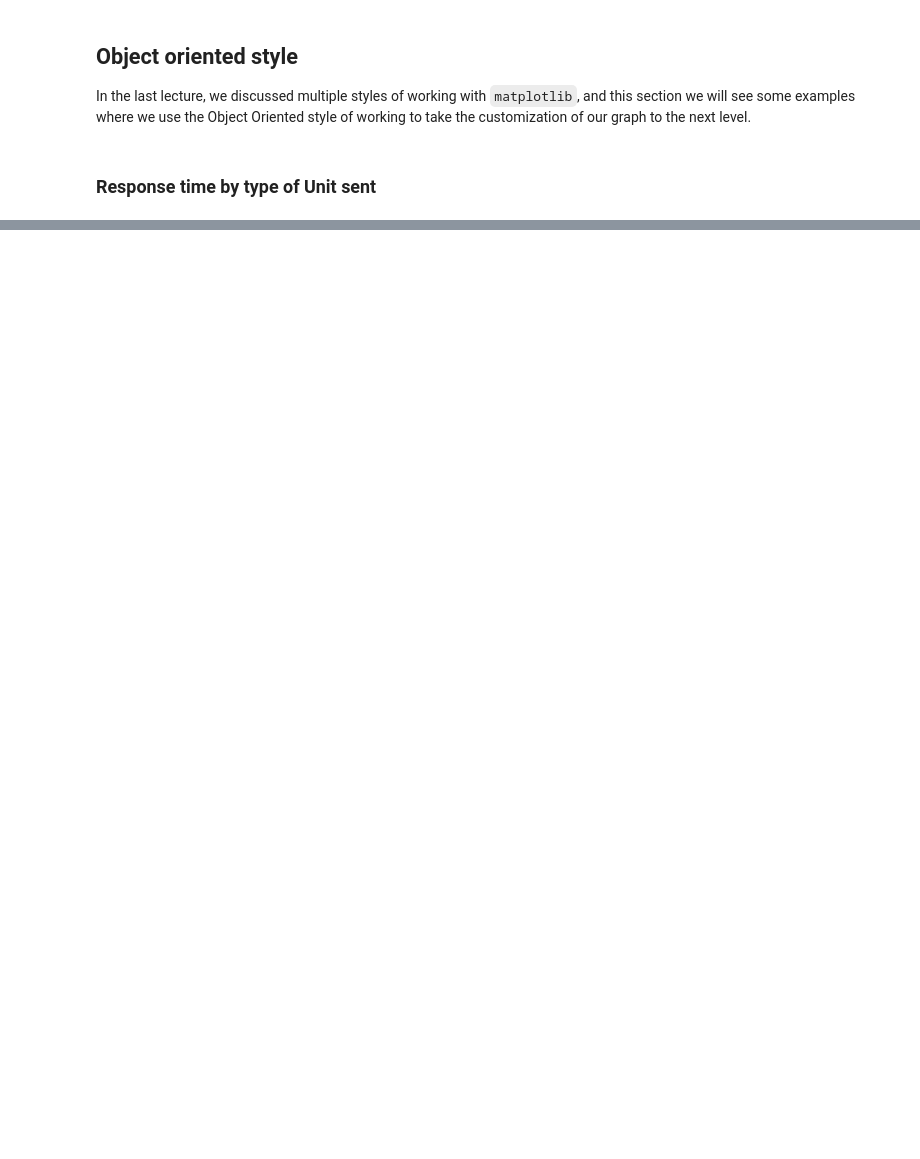
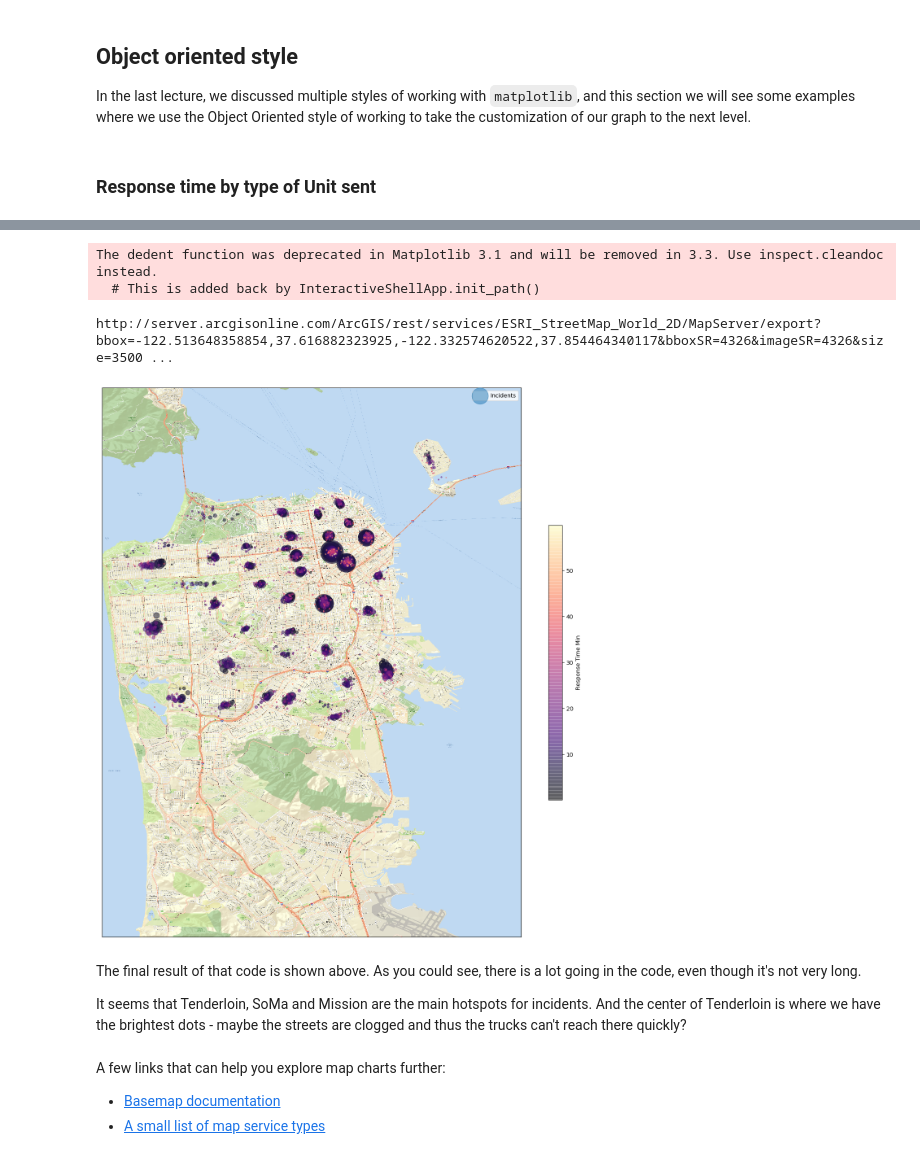
Before and after one commit to amangup/data-analysis-bootcamp, a Jupyter notebook: 11-Matplotlib2/matplotlib2.ipynb, the cells around one changed output, grey strips where cells are left out. Saved outputs shown, nothing was run; the diff lists cells and outputs as text; code cells hidden in the pictures; blank space fills up the shorter version.

```diff
--- a/11-Matplotlib2/matplotlib2.ipynb
+++ b/11-Matplotlib2/matplotlib2.ipynb
@@ -244,0 +264,8 @@ plt.show()
+# %%
+# We group by neighborhood and response time, and average the latitude and longitude in that group.
+# This will likely have the effect of drawing the dots in the center of the region, in each neighborhood
+# where incidents happen.
+df_location = df_clean.groupby(['Neighborhooods - Analysis Boundaries', 'response_time_int']).agg(
+    {'latitude': 'mean', 'longitude': 'mean', 'response_time_min':'mean', 'Incident Number':'count'})
+df_location.reset_index(inplace=True)
+df_location.head(10)
@@ -244,0 +304,6 @@ plt.show()
+# %%
+# We are boundary of the mapped area in which incidents occur.
+top_lat = df['latitude'].max()
+bottom_lat = df['latitude'].min()
+left_lon = df['longitude'].min()
+right_lon = df['longitude'].max()
@@ -244,0 +334,55 @@ plt.show()
+# %%
+fig = plt.figure(figsize=[15,15], dpi=100)
+ax = fig.add_axes([0.1,0.1,0.9,0.9])
+
+# Basemap is a class which binds a map to a matplotlib axes
+# - The param projection defines the type of projection we use. 'cyl' produces the cylindrical projection
+# - The param resolution defines the resolution of the map. 'i' stands for intermediate resolution
+# - the next four params define the boundaries of the map
+# - The param ax uses the axes object we created.
+m = Basemap(projection='cyl', resolution='i',
+            llcrnrlon=left_lon, llcrnrlat=bottom_lat, urcrnrlon=right_lon, urcrnrlat=top_lat,
+            ax=ax)
+
+# To get the actual map data for this region, we need to connect to an external server.
+# There are many kinds of maps that we can get, and we have chosen one of them here which
+# displays a street map of the area.
+maps_service = 'ESRI_StreetMap_World_2D'
+m.arcgisimage(service=maps_service, xpixels=3500, dpi=500, verbose=True)
+
+# This step is what maps the actual latitude and longitude to the projected values for the 2-D map
+# Note that the Basemap object is callable, and takes series of longitude and latitude, respectively as argument
+df_location['proj_lon'], df_location['proj_lat'] = m(df_location['longitude'], df_location['latitude'])
+
+# cmap stands for color map.
+# It is essentially a mapping which maps a numerical value to a color
+# There are many cmaps included in the matplotlib library.
+cmap = plt.cm.get_cmap('magma')
+
+# The dot map is created using the 'scatter()' method.
+# As you can see, we are using the projected values for latitude and longitude.
+# It also accepts the argument 'cmap' for the color range of dots.
+sc = ax.scatter(x='proj_lon', y='proj_lat',
+    s='Incident Number', label="Incidents",
+    c="response_time_min", cmap=cmap, data=df_location, alpha=0.5)
+
+# This adds a colorbar to explain what the color means
+cbar = plt.colorbar(sc, shrink = 0.50)
+cbar.set_label('Response Time Min')
+
+plt.legend()
+plt.show()
+# %% [output]
+The dedent function was deprecated in Matplotlib 3.1 and will be removed in 3.3. Use inspect.cleandoc instead.
+  # This is added back by InteractiveShellApp.init_path()
+http://server.arcgisonline.com/ArcGIS/rest/services/ESRI_StreetMap_World_2D/MapServer/export?bbox=-122.513648358854,37.616882323925,-122.332574620522,37.854464340117&bboxSR=4326&imageSR=4326&size=3500 ...
+[figure, added]
+# %% [markdown]
+The final result of that code is shown above. As you could see, there is a lot going in the code, even though it's not very long.
+
+It seems that Tenderloin, SoMa and Mission are the main hotspots for incidents. And the center of Tenderloin is where we have the brightest dots - maybe the streets are clogged and thus the trucks can't reach there quickly?
+# %% [markdown]
+A few links that can help you explore map charts further:
+
+- [Basemap documentation](https://matplotlib.org/basemap/api/basemap_api.html#module-mpl_toolkits.basemap)
+- [A small list of map service types](https://kbkb-wx-python.blogspot.com/2016/04/python-basemap-background-image-from.html)
```
Also changed, not shown: parts of 14 cells of this notebook, 2 other files.
